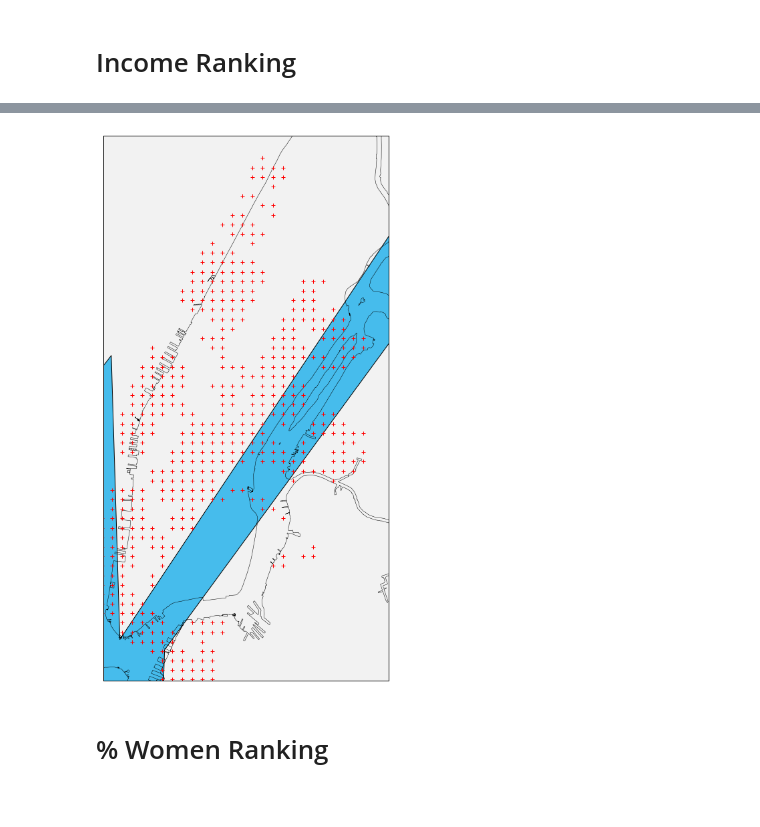
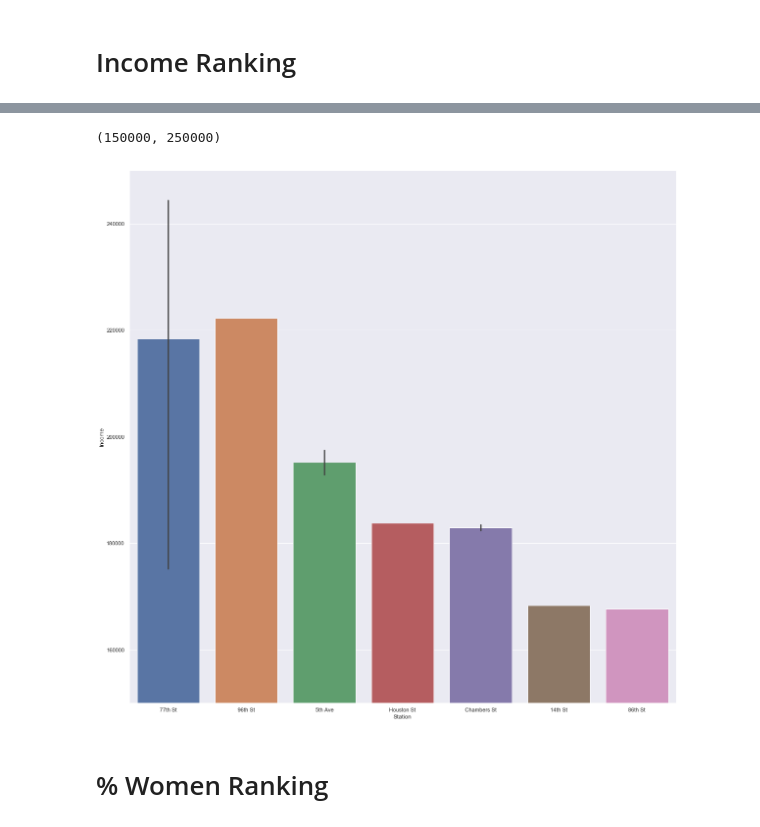
Before and after one commit to huangee/metis-MTA-project, a Jupyter notebook: NYC Census.ipynb, the cells around one changed output, grey strips where cells are left out. Cells and saved outputs as stored; diff of their text form; code cells hidden in the pictures.

```diff
--- a/NYC Census.ipynb
+++ b/NYC Census.ipynb
@@ -227,22 +212,11 @@ incomemapdata = manhathighincdfdf.filter(['Income', 'Latitude', 'Longitude'])
-# %%
-fig, ax = plt.subplots(figsize=(15,15))
-
-incomemap = Basemap(resolution = 'l', projection = 'merc', llcrnrlon=-74.02, llcrnrlat=40.69, urcrnrlon=-73.93, urcrnrlat=40.82)
-
-incomemap.drawmapboundary(fill_color='#46bcec')
-incomemap.fillcontinents(color='#f2f2f2', lake_color='#46bcec')
-incomemap.drawcoastlines()
-
-x,y = (incomemapdata.Longitude.tolist(), incomemapdata.Latitude.tolist())
-
-incomemap.readshapefile('stationmap', 'stations')
-incomemap.readshapefile('boroughs', 'boroughs')
-
-incomemap.plot(x, y, marker='+', latlon=True, linestyle='None', color='r')
-
-plt.savefig('')
-# %% [output]
-[figure, removed]
+# %%
+plt.figure(figsize=(20,20))
+sns.set()
+sns.barplot(x = 'Station',y='Income',data=highincomehubs);
+plt.ylim(150000, 250000)
+# %% [output]
+(150000, 250000)
+[figure, added]
 # %% [markdown]
 # % Women Ranking
 # %%
```
Also changed, not shown: parts of 29 cells of this notebook.
